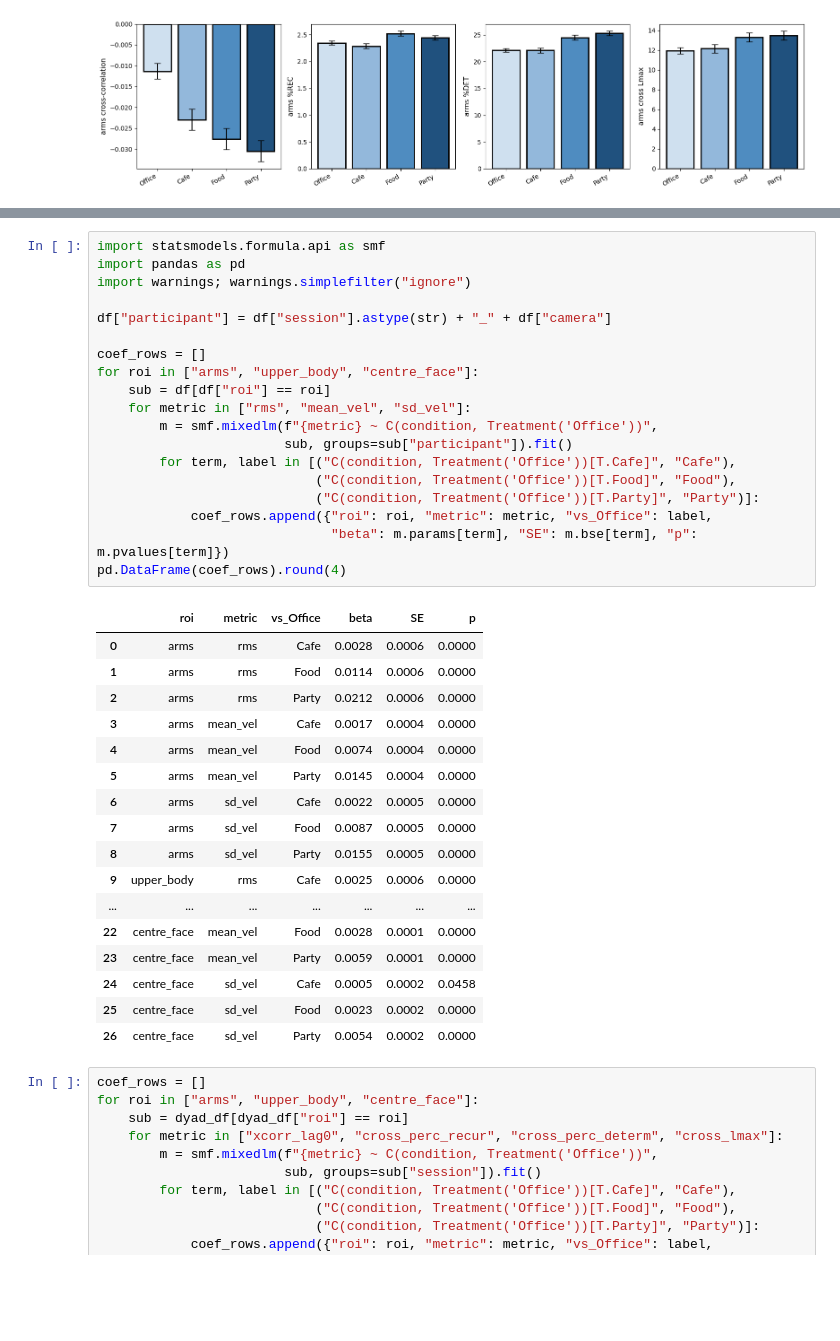
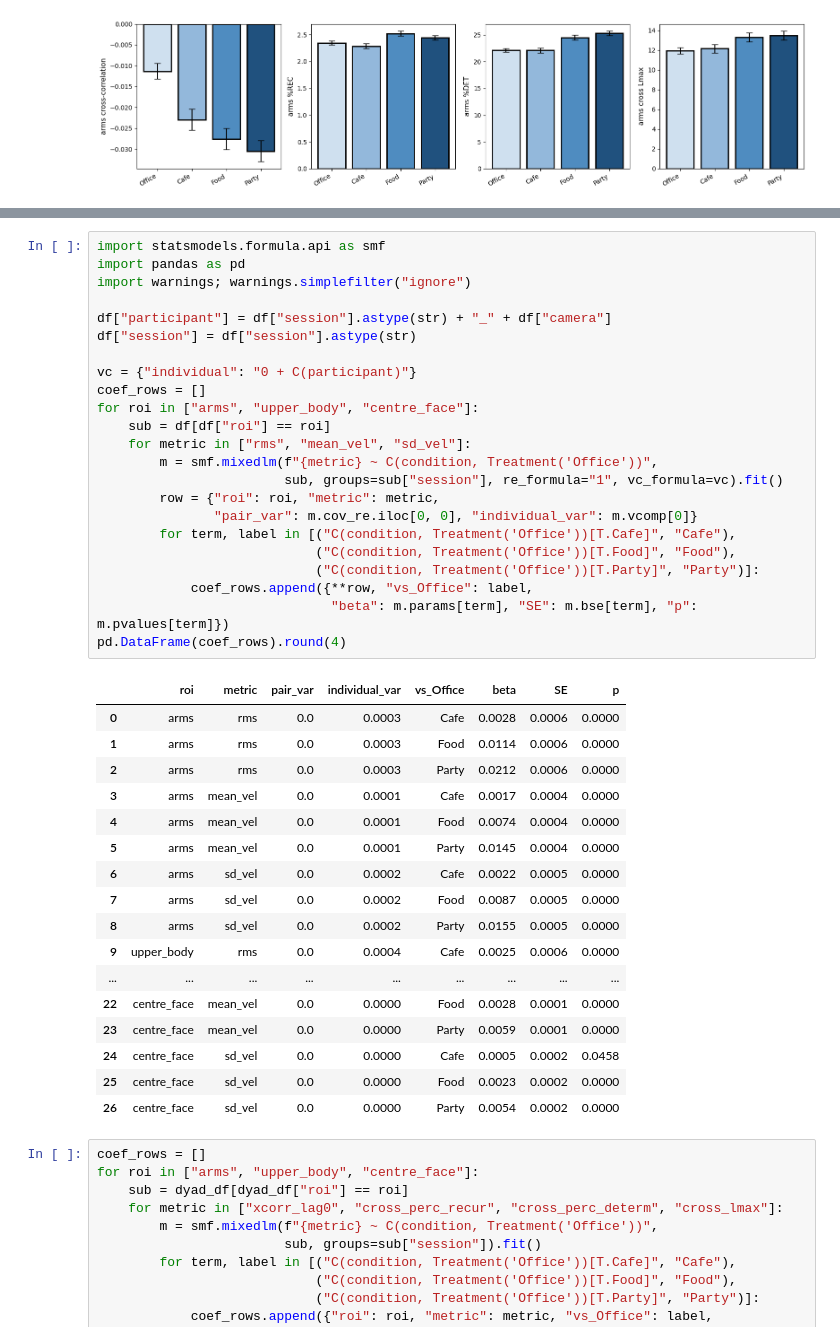
Before and after one commit to MInD-Laboratory/Pose-Dynamics, a Jupyter notebook: notebooks/case2_mosaic_reproduction.ipynb, the cells around one changed output, grey strips where cells are left out. Saved outputs shown, nothing was run; the diff lists cells and outputs as text; blank space fills up the shorter version.

```diff
--- a/notebooks/case2_mosaic_reproduction.ipynb
+++ b/notebooks/case2_mosaic_reproduction.ipynb
@@ -274,40 +211,44 @@ CRQA): random intercept for pair (`session`) only, matching the paper directly.
 # %%
 import statsmodels.formula.api as smf
 import pandas as pd
 import warnings; warnings.simplefilter("ignore")
 
 df["participant"] = df["session"].astype(str) + "_" + df["camera"]
+df["session"] = df["session"].astype(str)
 
+vc = {"individual": "0 + C(participant)"}
 coef_rows = []
 for roi in ["arms", "upper_body", "centre_face"]:
     sub = df[df["roi"] == roi]
     for metric in ["rms", "mean_vel", "sd_vel"]:
         m = smf.mixedlm(f"{metric} ~ C(condition, Treatment('Office'))",
-                        sub, groups=sub["participant"]).fit()
+                        sub, groups=sub["session"], re_formula="1", vc_formula=vc).fit()
+        row = {"roi": roi, "metric": metric,
+               "pair_var": m.cov_re.iloc[0, 0], "individual_var": m.vcomp[0]}
         for term, label in [("C(condition, Treatment('Office'))[T.Cafe]", "Cafe"),
                             ("C(condition, Treatment('Office'))[T.Food]", "Food"),
                             ("C(condition, Treatment('Office'))[T.Party]", "Party")]:
-            coef_rows.append({"roi": roi, "metric": metric, "vs_Office": label,
+            coef_rows.append({**row, "vs_Office": label,
                               "beta": m.params[term], "SE": m.bse[term], "p": m.pvalues[term]})
 pd.DataFrame(coef_rows).round(4)
 # %% [output]
-|  | roi | metric | vs_Office | beta | SE | p |
-| 0 | arms | rms | Cafe | 0.0028 | 0.0006 | 0.0000 |
-| 1 | arms | rms | Food | 0.0114 | 0.0006 | 0.0000 |
-| 2 | arms | rms | Party | 0.0212 | 0.0006 | 0.0000 |
-| 3 | arms | mean_vel | Cafe | 0.0017 | 0.0004 | 0.0000 |
-| 4 | arms | mean_vel | Food | 0.0074 | 0.0004 | 0.0000 |
-| 5 | arms | mean_vel | Party | 0.0145 | 0.0004 | 0.0000 |
-| 6 | arms | sd_vel | Cafe | 0.0022 | 0.0005 | 0.0000 |
-| 7 | arms | sd_vel | Food | 0.0087 | 0.0005 | 0.0000 |
-| 8 | arms | sd_vel | Party | 0.0155 | 0.0005 | 0.0000 |
-| 9 | upper_body | rms | Cafe | 0.0025 | 0.0006 | 0.0000 |
-| ... | ... | ... | ... | ... | ... | ... |
-| 22 | centre_face | mean_vel | Food | 0.0028 | 0.0001 | 0.0000 |
-| 23 | centre_face | mean_vel | Party | 0.0059 | 0.0001 | 0.0000 |
-| 24 | centre_face | sd_vel | Cafe | 0.0005 | 0.0002 | 0.0458 |
-| 25 | centre_face | sd_vel | Food | 0.0023 | 0.0002 | 0.0000 |
-| 26 | centre_face | sd_vel | Party | 0.0054 | 0.0002 | 0.0000 |
+|  | roi | metric | pair_var | individual_var | vs_Office | beta | SE | p |
+| 0 | arms | rms | 0.0 | 0.0003 | Cafe | 0.0028 | 0.0006 | 0.0000 |
+| 1 | arms | rms | 0.0 | 0.0003 | Food | 0.0114 | 0.0006 | 0.0000 |
+| 2 | arms | rms | 0.0 | 0.0003 | Party | 0.0212 | 0.0006 | 0.0000 |
+| 3 | arms | mean_vel | 0.0 | 0.0001 | Cafe | 0.0017 | 0.0004 | 0.0000 |
+| 4 | arms | mean_vel | 0.0 | 0.0001 | Food | 0.0074 | 0.0004 | 0.0000 |
+| 5 | arms | mean_vel | 0.0 | 0.0001 | Party | 0.0145 | 0.0004 | 0.0000 |
+| 6 | arms | sd_vel | 0.0 | 0.0002 | Cafe | 0.0022 | 0.0005 | 0.0000 |
+| 7 | arms | sd_vel | 0.0 | 0.0002 | Food | 0.0087 | 0.0005 | 0.0000 |
+| 8 | arms | sd_vel | 0.0 | 0.0002 | Party | 0.0155 | 0.0005 | 0.0000 |
+| 9 | upper_body | rms | 0.0 | 0.0004 | Cafe | 0.0025 | 0.0006 | 0.0000 |
+| ... | ... | ... | ... | ... | ... | ... | ... | ... |
+| 22 | centre_face | mean_vel | 0.0 | 0.0000 | Food | 0.0028 | 0.0001 | 0.0000 |
+| 23 | centre_face | mean_vel | 0.0 | 0.0000 | Party | 0.0059 | 0.0001 | 0.0000 |
+| 24 | centre_face | sd_vel | 0.0 | 0.0000 | Cafe | 0.0005 | 0.0002 | 0.0458 |
+| 25 | centre_face | sd_vel | 0.0 | 0.0000 | Food | 0.0023 | 0.0002 | 0.0000 |
+| 26 | centre_face | sd_vel | 0.0 | 0.0000 | Party | 0.0054 | 0.0002 | 0.0000 |
 # %%
 coef_rows = []
 for roi in ["arms", "upper_body", "centre_face"]:
```
Also changed, not shown: parts of 7 cells of this notebook, 3 other files.
